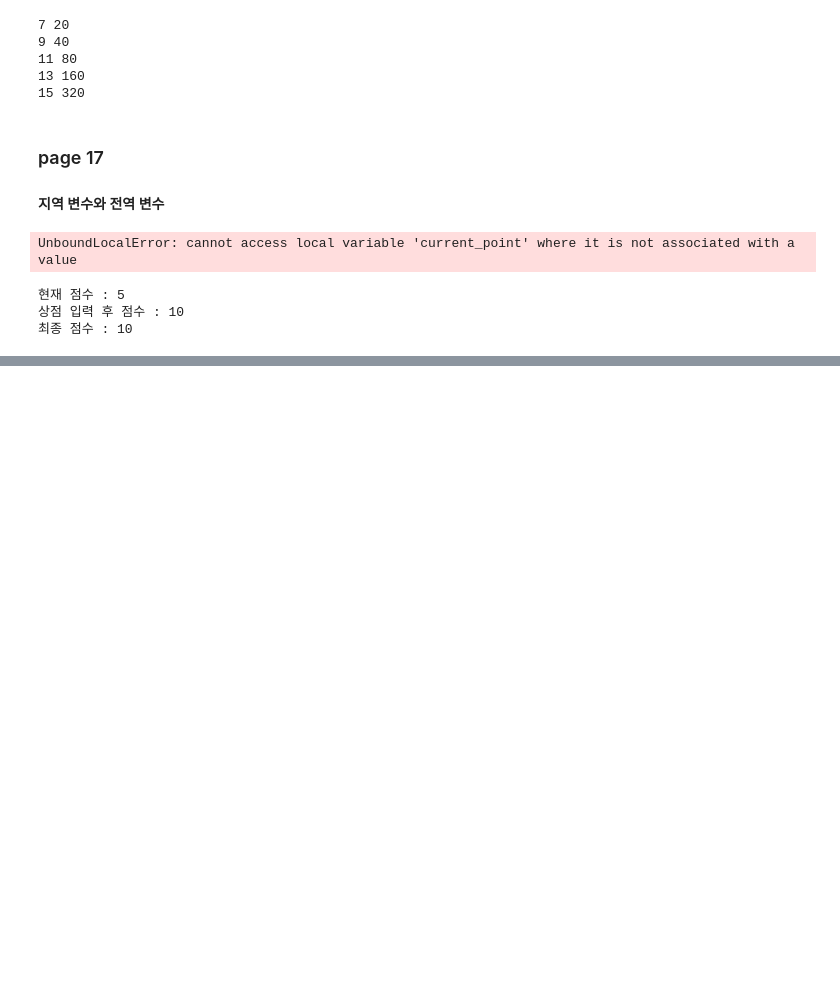
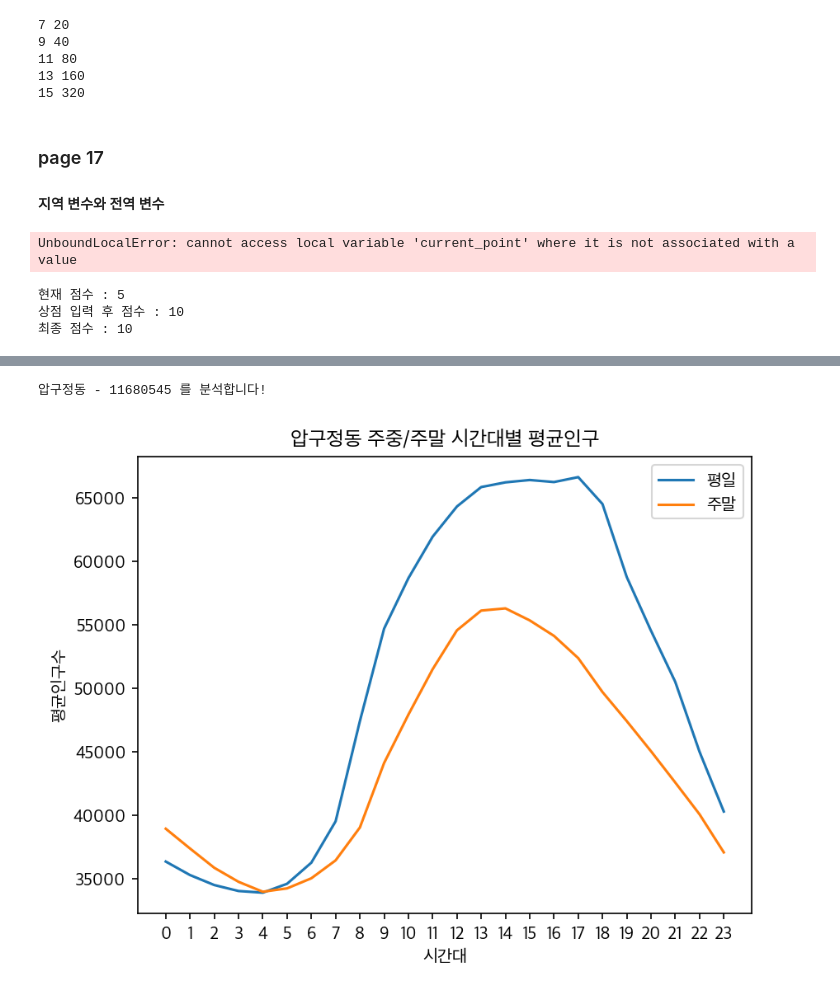
Before and after one commit to saintlee83/Univ_Programming1, a Jupyter notebook: Lectures/midterm/Lecture_13.ipynb, the cells around one changed output, grey strips where cells are left out. Cells and saved outputs as stored; diff of their text form; code cells hidden in the pictures; blank space fills up the shorter version.

```diff
--- a/Lectures/midterm/Lecture_13.ipynb
+++ b/Lectures/midterm/Lecture_13.ipynb
@@ -220,0 +323,58 @@ print('최종 점수 :', current_point)
+# %%
+import datetime
+
+# 주중/주말 시간대별 평균인구 분석 함수
+def analysis2(dong_name, dong_code):
+    # 4-1. 입력된 행정동의 주중/주말 시간대별 평균인구 구하기
+    # 평일(월~금)과 주말(토~일) 24시간 각 시간대별 인구수를 저장할 리스트 초기화
+    weekday = [0 for i in range(24)]
+    weekend = [0 for i in range(24)]
+
+    # data의 각 행(row)을 순회하며 해당 행정동의 데이터만 추출
+    for row in data:
+        # row[2]: 행정동 코드, 입력받은 행정동 코드와 일치하는지 확인
+        if row[2] == dong_code:
+            # row[1]: 시간대 (0~23), row[3]: 해당 시간대의 인구수
+            time, p = row[1], row[3]
+            # row[0]: 날짜 정보 (YYYYMMDD 형식의 문자열)
+            # 문자열을 슬라이싱하여 년, 월, 일 추출 후 정수로 변환
+            year, mon, day = int(row[0][:4]), int(row[0][4:6]), int(row[0][6:])
+            # 해당 날짜의 요일을 숫자로 반환 (0:월요일 ~ 6:일요일)
+            num = datetime.date(year, mon, day).weekday()
+            # 평일(0~4: 월~금)인 경우
+            if num < 5:
+                weekday[time] += p
+            # 주말(5~6: 토~일)인 경우
+            else:
+                weekend[time] += p
+
+    # 12월 한 달 동안의 평일과 주말 일수를 각각 카운트
+    weekday_cnt, weekend_cnt = 0, 0
+    for i in range(1, 32):
+        # 2019년 12월 각 날짜가 평일인지 주말인지 확인
+        if datetime.date(2019, 12, i).weekday() < 5:
+            weekday_cnt += 1  # 평일 일수 증가
+        else:
+            weekend_cnt += 1  # 주말 일수 증가
+
+    # 누적된 인구수를 평일/주말 일수로 나누어 평균 계산
+    weekday = [w/weekday_cnt for w in weekday]
+    weekend = [w/weekend_cnt for w in weekend]
+
+    # 4-2. 4-1에서 구한 평균인구 리스트로 꺾은선 그래프 그리기
+    # 평일과 주말 데이터를 하나의 리스트로 묶음
+    data_set = [weekday, weekend]
+    labels = ['평일', '주말']
+    title = dong_name + ' 주중/주말 시간대별 평균인구'
+    graph_plot(popu_list=data_set, label_list=labels, graph_title=title)
+
+
+# 메인 실행 코드
+# data, code_data = file_open()
+input_name = input('핫플레이스가 위치한 행정동을 입력하세요 : ')
+input_code = dong_search(input_name)
+# analysis1(dong_name=input_name, dong_code=input_code)
+analysis2(dong_name=input_name, dong_code=input_code)
+# %% [output]
+압구정동 - 11680545 를 분석합니다!
+[figure, added]
```
Also changed, not shown: parts of 12 cells of this notebook, 1 other file.
